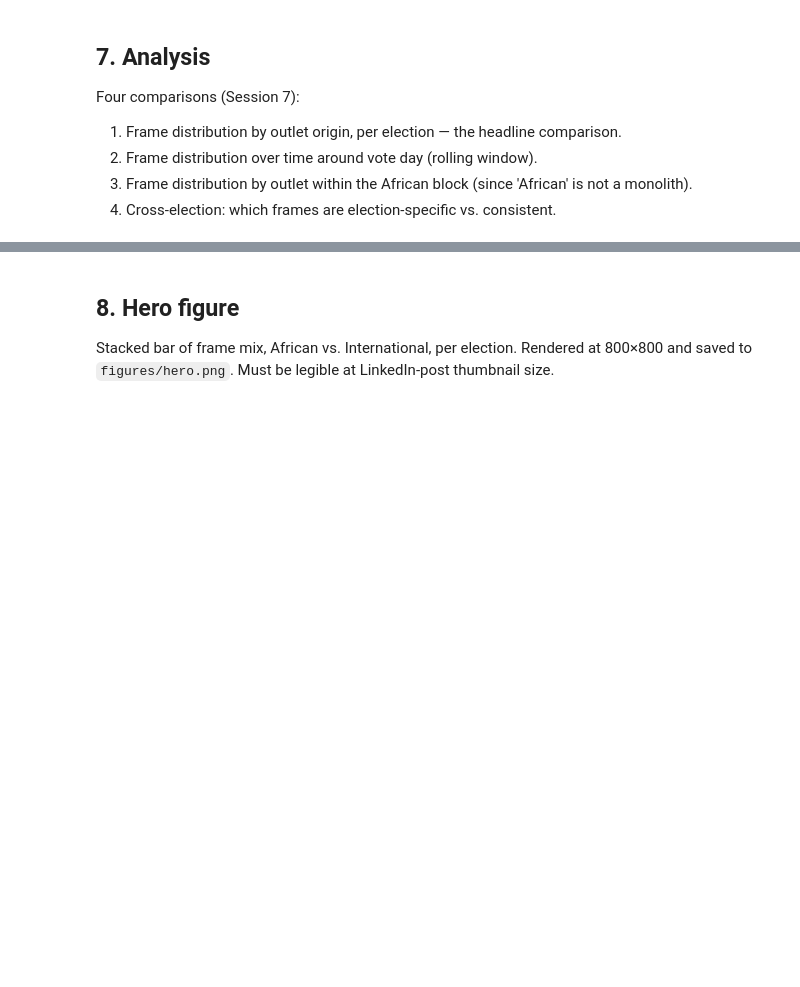
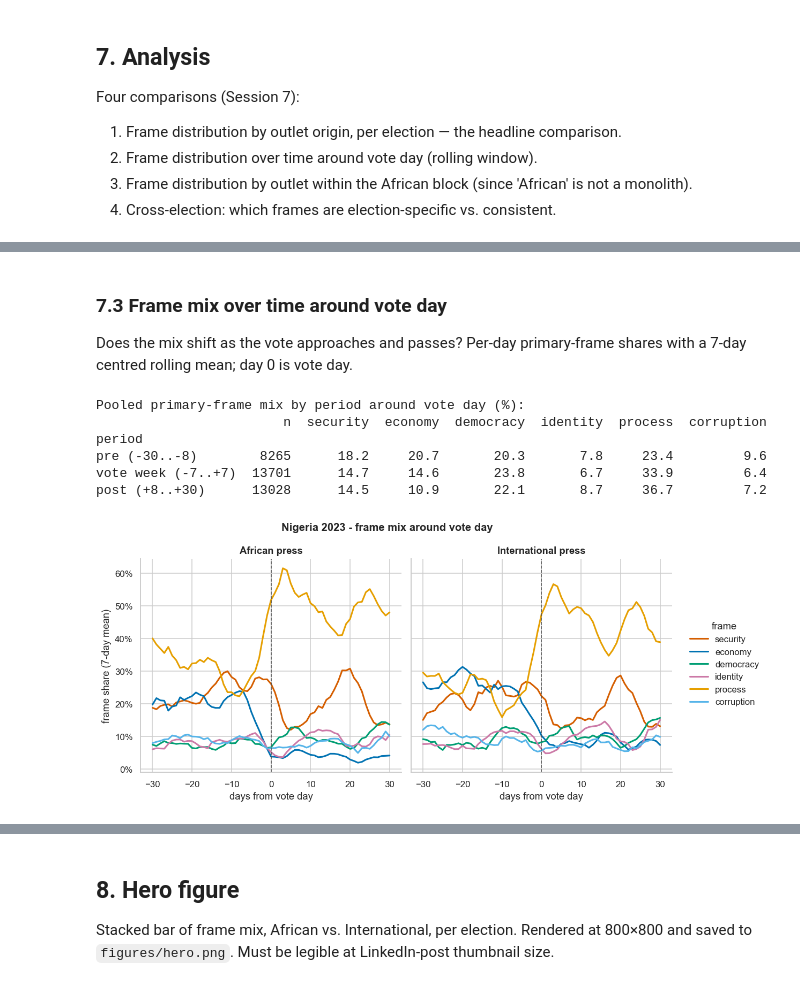
Before and after one commit to Muhanad-husn/African-elections-frame-analysis, a Jupyter notebook: notebooks/02_main.ipynb, the cells around one changed output, grey strips where cells are left out. Drawn from its saved outputs; the diff is of its cells as text; code cells hidden in the pictures; blank space fills up the shorter version.

```diff
--- a/notebooks/02_main.ipynb
+++ b/notebooks/02_main.ipynb
@@ -465,0 +764,37 @@ Four comparisons (Session 7):
+# %% [markdown]
+### 7.3 Frame mix over time around vote day
+
+Does the mix shift as the vote approaches and passes? Per-day primary-frame shares with a 7-day centred rolling mean; day 0 is vote day.
+# %%
+"""Frame mix over time: pooled period summary + Nigeria 2023 daily timeline."""
+fr2 = clf[clf["pred_primary"].notna()].copy()
+vote = {k: pd.Timestamp(e.date) for k, e in ELECTIONS.items()}
+fr2["rel_day"] = [
+    (d.tz_convert("UTC").floor("D") - vote[k].tz_convert("UTC").floor("D")).days
+    for d, k in zip(fr2["DATE"], fr2["election"])
+]
+periods = {
+    "pre (-30..-8)": fr2.rel_day.between(-30, -8),
+    "vote week (-7..+7)": fr2.rel_day.between(-7, 7),
+    "post (+8..+30)": fr2.rel_day.between(8, 30),
+}
+rows = []
+for lab, m in periods.items():
+    vc = fr2[m]["pred_primary"].value_counts(normalize=True) * 100
+    rows.append({"period": lab, "n": int(m.sum()), **{f: round(vc.get(f, 0), 1) for f in viz.FRAMES}})
+print("Pooled primary-frame mix by period around vote day (%):")
+print(pd.DataFrame(rows).set_index("period").to_string())
+
+fig = viz.frame_share_timeline(clf, "nigeria_2023", pd.Timestamp(ELECTIONS["nigeria_2023"].date))
+fig.suptitle("Nigeria 2023 - frame mix around vote day", fontweight="bold")
+fig.tight_layout()
+viz.save_figure(fig, "frame_timeline_nigeria")
+plt.show()
+# %% [output]
+Pooled primary-frame mix by period around vote day (%):
+                        n  security  economy  democracy  identity  process  corruption
+period
+pre (-30..-8)        8265      18.2     20.7       20.3       7.8     23.4         9.6
+vote week (-7..+7)  13701      14.7     14.6       23.8       6.7     33.9         6.4
+post (+8..+30)      13028      14.5     10.9       22.1       8.7     36.7         7.2
+[figure, added]
```
Also changed, not shown: parts of 25 cells of this notebook, 6 other files.
